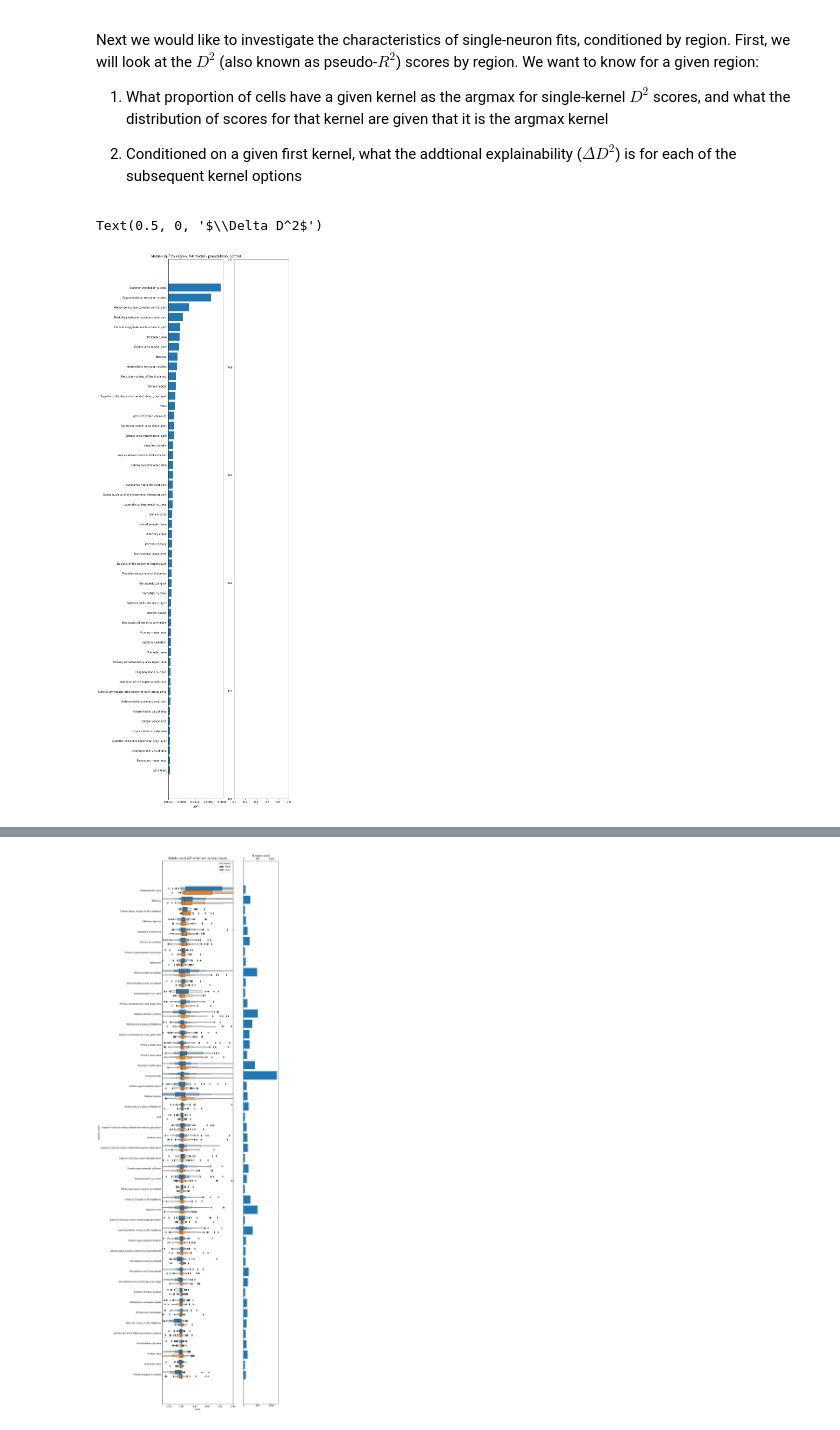
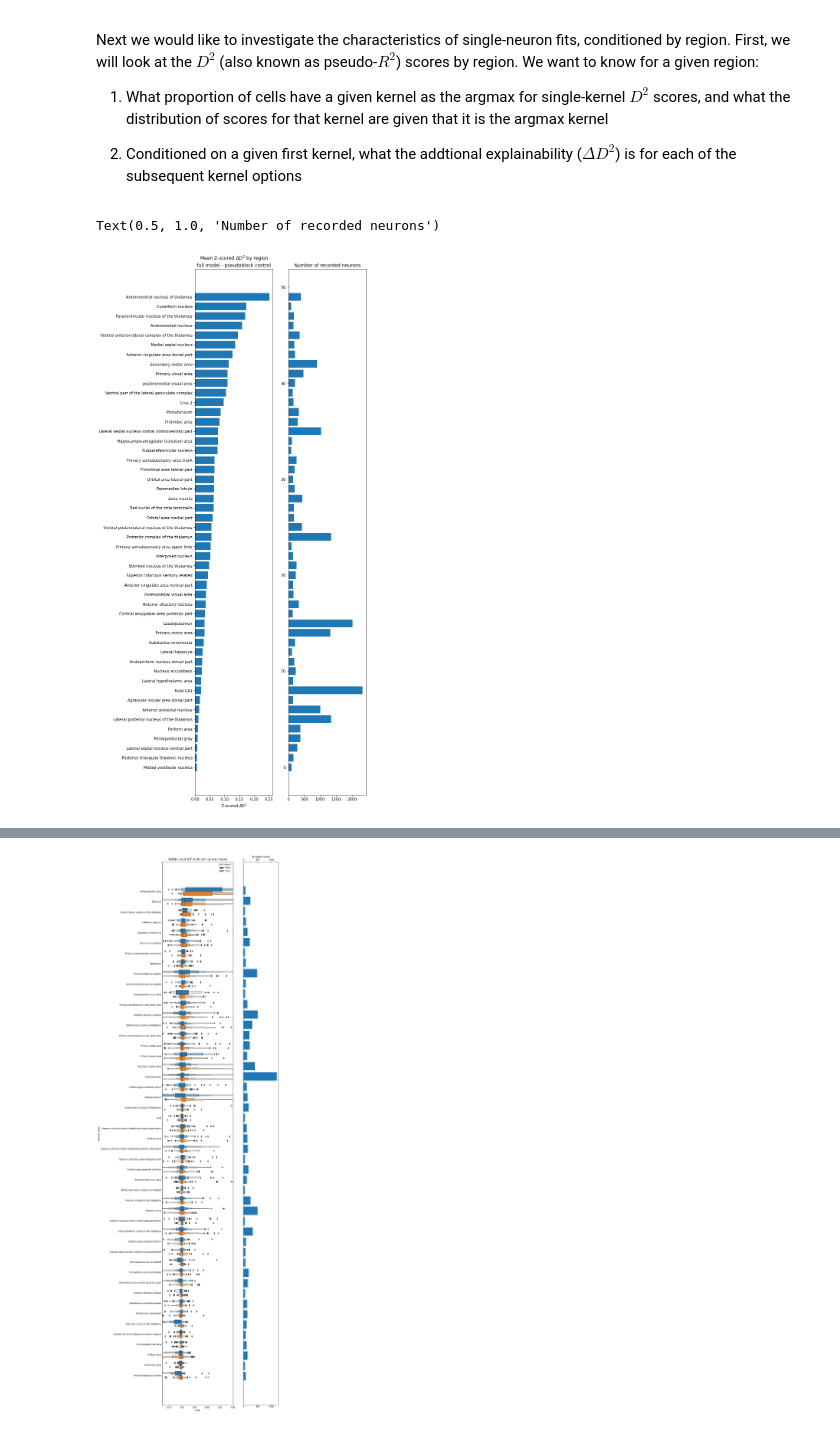
Before and after one commit to int-brain-lab/prior-localization, a Jupyter notebook: explore_BWM_fits_pseudoblocks.ipynb, the cells around one changed output, grey strips where cells are left out. Drawn from its saved outputs; the diff is of its cells as text; code cells hidden in the pictures.

```diff
--- a/explore_BWM_fits_pseudoblocks.ipynb
+++ b/explore_BWM_fits_pseudoblocks.ipynb
@@ -15,13 +15,12 @@ from tqdm import tqdm
 import brainbox.io.one as bbone
 
 %matplotlib inline
-fitdate = '2021-07-16'
+fitdate = '2021-09-27'
 fitpath = '/home/berk/Documents/fits/'
-target_regressor = 'prior'
 fitfiles = [fitpath + f'{subjdir}/{file}'
             for subjdir in os.listdir(fitpath)
             for file in os.listdir(fitpath + subjdir)
-            if re.match(f'.*{fitdate}.*{target_regressor}_fit\.p', file)]
+            if re.match(f'.*{fitdate}.*poststim_pseudosess_fit\.p', file)]
 filedata = {}
 for filename in fitfiles:
     data = np.load(filename, allow_pickle=True)
@@ -69,7 +51,7 @@ for i, s in enumerate(filedata):
 # %%
 from ibllib.atlas import BrainRegions
 from ibllib.atlas import AllenAtlas
-from scipy.stats import percentileofscore
+from scipy.stats import percentileofscore, zscore
 from brainbox.numerical import ismember
 
 CLEANUP = True
@@ -84,7 +66,11 @@ for i, fn in enumerate(list(filedata.keys())):
     regions = filedata[fn]['unit_regions']
     scores['acronym'] = regions
     scores['eid'] = filedata[fn]['sessinfo']['eid']
-    scores['probe'] = filedata[fn]['probe']
+    try:
+        scores['probe'] = filedata[fn]['probe']
+    except KeyError:
+        pix = fn.find('probe')
+        scores['probe'] = fn[pix: pix + 7]
     scores = scores[pd.notna(scores['acronym'])]
     masterscores.append(scores)
     if CLEANUP:
@@ -118,19 +104,24 @@ def label_cerebellum(acronym):
     else:
         return False
 
+def zsc_cell(unit):
+    return zscore(np.append(unit.loc['run0':'run99'].astype(float), unit.loc['baseline']))[-1]
+
 grpby = masterscores.groupby('acronym')
-masterscores['name'] = grpby.acronym.transform(lambda g: get_name(g.unique()[0]))
 masterscores['reg_id'] = grpby.acronym.transform(lambda g: get_id(g.unique()[0]))
 masterscores['beryl_acr'] = grpby.reg_id.transform(lambda g: remap(g))
 masterscores['cerebellum'] = grpby.acronym.transform(lambda g: label_cerebellum(g.unique()[0]))
 masterscores['percentile'] = masterscores.apply(lambda unit: percentileofscore(unit.loc
                                                 ['run0':'run99'], unit['baseline']), axis=1)
 masterscores['diff_95perc'] = masterscores['baseline'] - np.percentile(masterscores.loc[:,
-    'run0':'run199'], 95, axis=1)
+    'run0':'run99'], 95, axis=1)
+masterscores['name'] = grpby.beryl_acr.transform(lambda g: get_name(g.unique()[0]))
+
 masterscores = masterscores.reset_index().rename(columns={'index':'clu_id'})
+masterscores['zsc'] = masterscores.apply(zsc_cell, axis=1)
 
 deltascores = pd.melt(masterscores,
                       id_vars=['baseline', 'eid', 'probe', 'clu_id', 'acronym', 'name', 'reg_id',
-                               'beryl_acr', 'cerebellum',])
+                               'beryl_acr', 'cerebellum', 'zsc'])
 deltascores['diff'] = deltascores['baseline'] - deltascores['value']
-masterscores['diff_95perc'] = masterscores['baseline'] - np.percentile(masterscores.loc[:, 'run0':'run199'], 95, axis=1)
+masterscores['significant'] = masterscores['percentile'] >= 95
@@ -145,24 +134,29 @@ Next we would like to investigate the characteristics of single-neuron fits, con
 
 2. Conditioned on a given first kernel, what the addtional explainability ($\Delta D^2$) is for each of the subsequent kernel options
 # %%
-grouper = 'nolayer_name'
+grouper = 'name'
 
 topregions = masterscores[grouper].value_counts()
-topregions = topregions[topregions > 50]
+topregions = topregions[topregions > 80]
 
 topreg_master = masterscores[np.isin(masterscores[grouper], topregions.index)].copy()
 
 n_regions = 50
 topreg_melt = deltascores[np.isin(deltascores[grouper], topregions.index)]
 fig, ax = plt.subplots(1, 2, figsize=(8, len(topregions) * 0.25))
 medians = topreg_melt.groupby(grouper).agg({'diff':'median'}).sort_values('diff', ascending=False)[:n_regions]
 means = topreg_melt.groupby(grouper).agg({'diff':'mean'}).sort_values('diff', ascending=False)[:n_regions]
-ax[0].barh(range(len(medians)), medians.values.flatten()[::-1], tick_label=medians.index[::-1])
-ax[0].set_title(r'Median $\Delta D^2$ by region, full model - pseudoblock control')
-ax[0].set_xlabel(r'$\Delta D^2$')
+zmeans = topreg_melt.groupby(grouper).agg({'zsc':'mean'}).sort_values('zsc', ascending=False)[:n_regions]
+order = zmeans.index
+ax[0].barh(range(len(zmeans)), zmeans.values.flatten()[::-1], tick_label=zmeans.index[::-1])
+ax[0].set_title('Mean Z-scored $\Delta D^2$ by region\nfull model - pseudoblock control')
+ax[0].set_xlabel(r'Z-scored $\Delta D^2$')
+
+ax[1].barh(range(len(zmeans)), masterscores.name.value_counts().reindex(order)[::-1])
+ax[1].set_title('Number of recorded neurons')
 # %% [output]
-Text(0.5, 0, '$\\Delta D^2$')
+Text(0.5, 1.0, 'Number of recorded neurons')
-[figure, old version]
+[figure, new version]
 # %%
 n_regions = 25
 grpby = masterscores[np.isin(masterscores[grouper], topregions.index)].groupby(grouper)
```
Also changed, not shown: parts of 7 cells of this notebook, 4 other files.
